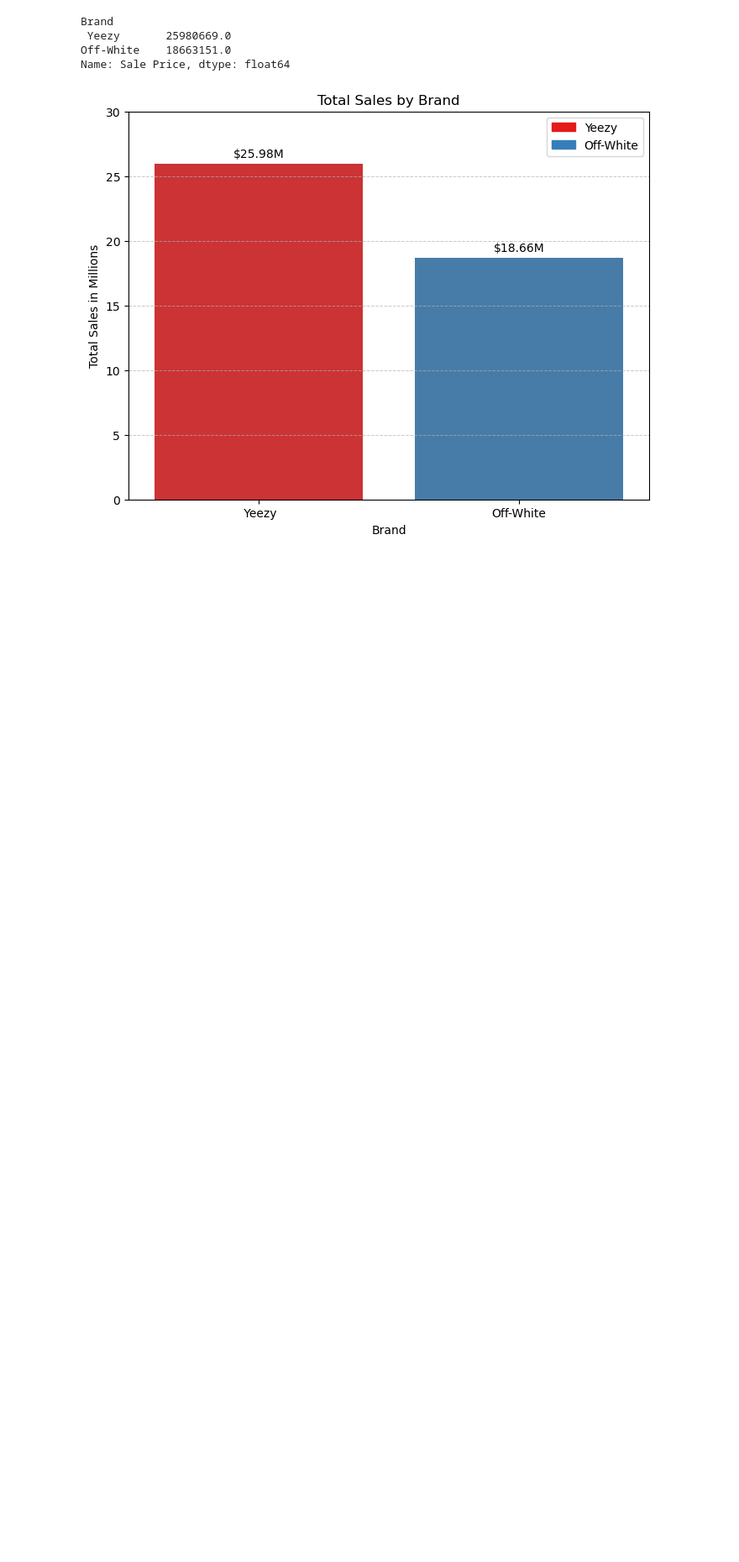
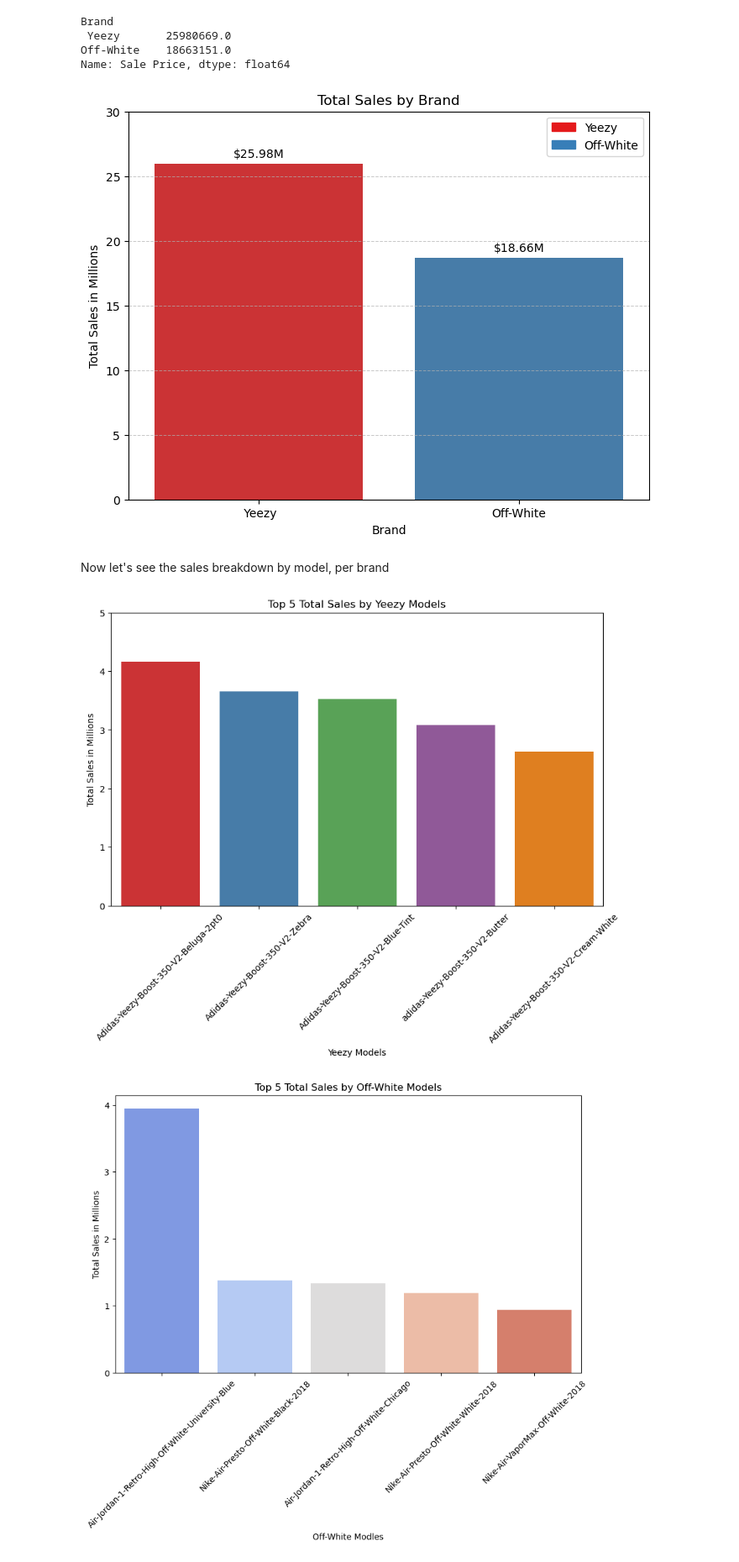
Before and after one commit to Chris-Goyette/sneaker_analysis, a Jupyter notebook: StockX_Sneaker_Analysis.ipynb, the cells around one changed output. Shown: that part at 84% size. Saved outputs shown, nothing was run; the diff lists cells and outputs as text; code cells hidden in the pictures; blank space fills up the shorter version.

Commit message:
feat: adds visualization for total sales by sneaker model

```diff
--- a/StockX_Sneaker_Analysis.ipynb
+++ b/StockX_Sneaker_Analysis.ipynb
@@ -227,3 +231,54 @@ Brand
 Off-White    18663151.0
 Name: Sale Price, dtype: float64
 [figure]
+# %% [markdown]
+Now let's see the sales breakdown by model, per brand
+# %%
+
+df['Brand'] = df['Brand'].str.strip() # removes leading/trailing whitespaces
+
+# Segment df by brand ( Yeezy and Off-White )
+yeezy = df[df['Brand'] == 'Yeezy']
+off_white  = df[df['Brand'] == 'Off-White']
+
+# Total Sales and Sales Count by Model
+
+    # Yeezy
+y_sales_and_count_by_model = yeezy.groupby('Sneaker Name')['Sale Price'].agg(['sum', 'count']).sort_values(by='sum', ascending=False)
+y_sales_and_count_by_model.rename(columns={'sum': 'Total Sales', 'count': 'Count of Sales'}, inplace=True)
+
+    # Off-White
+ow_sales_and_count_by_model = off_white.groupby('Sneaker Name')['Sale Price'].agg(['sum', 'count']).sort_values(by='sum', ascending=False)
+ow_sales_and_count_by_model.rename(columns={'sum': 'Total Sales', 'count': 'Count of Sales'}, inplace=True)
+
+# Take the top 5 highest total sales models for Yeezy and Off-White
+top_5_yeezy_sales = y_sales_and_count_by_model.nlargest(5, 'Total Sales')
+top_5_off_white_sales = ow_sales_and_count_by_model.nlargest(5, 'Total Sales')
+
+
+# Scale down the total sales by 1 million for better readability
+scaled_top_5_yeezy_sales = top_5_yeezy_sales['Total Sales'] / 1e6
+scaled_top_5_ow_sales = top_5_off_white_sales['Total Sales'] / 1e6
+
+# Plot for Yeezy Modles
+plt.figure(figsize=(10, 6))
+sns.barplot(x=scaled_top_5_yeezy_sales.index, y=scaled_top_5_yeezy_sales.values, palette='Set1')
+plt.title('Top 5 Total Sales by Yeezy Models')
+plt.xlabel('Yeezy Models')
+plt.ylabel('Total Sales in Millions')
+plt.xticks(rotation=45)  # Rotate the x-labels for better visibility
+plt.yticks(np.arange(0, max(scaled_top_5_yeezy_sales.values) + 1, 1)) # sets y ticks
+
+# Plot for Off-White Models
+plt.figure(figsize=(10,6))
+sns.barplot(x = scaled_top_5_ow_sales.index, y=scaled_top_5_ow_sales.values, palette='coolwarm')
+plt.title('Top 5 Total Sales by Off-White Models')
+plt.xlabel('Off-White Modles')
+plt.ylabel('Total Sales in Millions')
+plt.xticks(rotation=45) # Rotate the x-labels for better visibility
+plt.yticks(np.arange(0, max(scaled_top_5_ow_sales) + 1, 1)) # sets y ticks
+
+plt.show()
+# %% [output]
+[figure, added]
+[figure, added]
```
Also changed, not shown: parts of 3 cells of this notebook.
